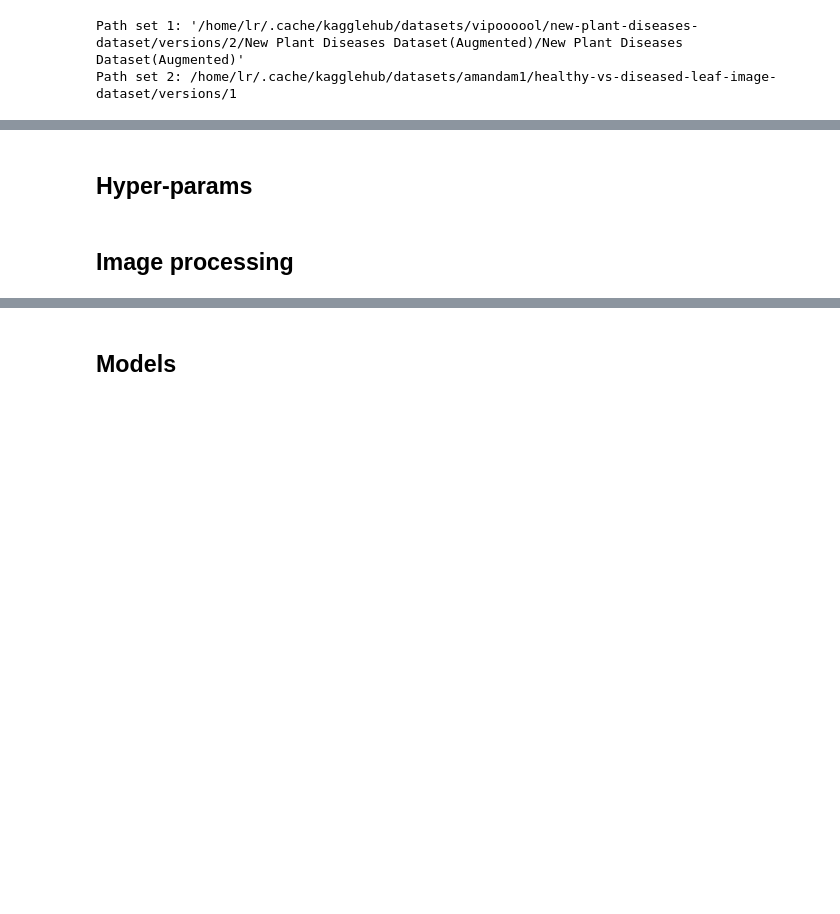
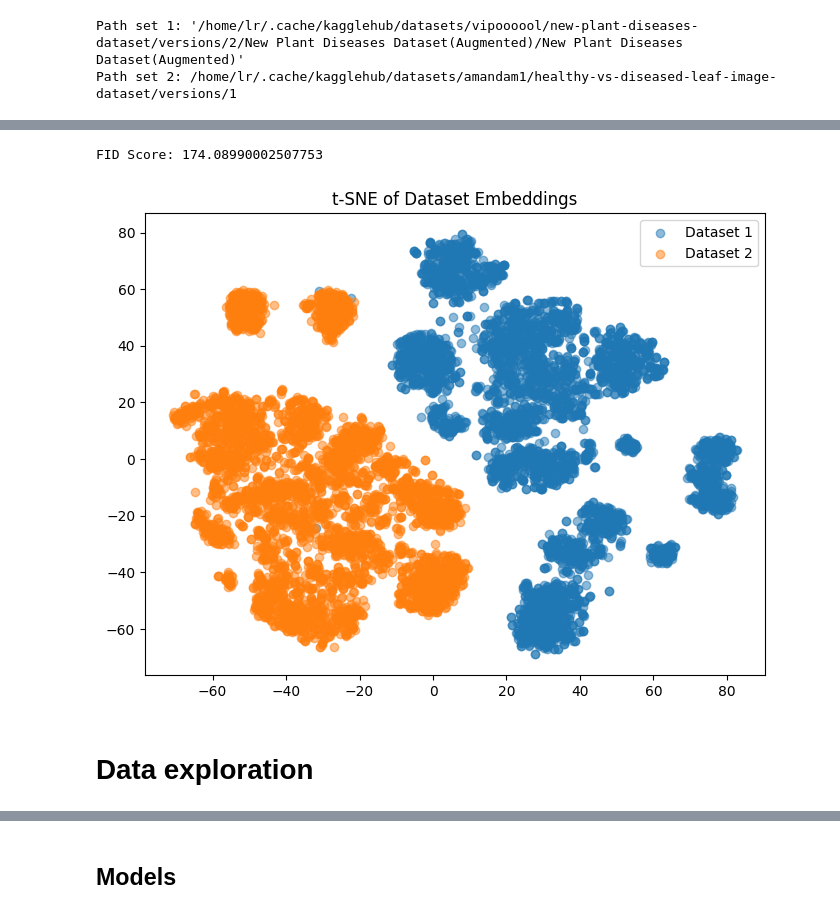
Before and after one commit to daniel-seiler/AILab, a Jupyter notebook: project/project.ipynb, the cells around one changed output, grey strips where cells are left out. Drawn from its saved outputs; the diff is of its cells as text; code cells hidden in the pictures; blank space fills up the shorter version.

```diff
--- a/project/project.ipynb
+++ b/project/project.ipynb
@@ -133,2 +238,0 @@ class CustomDataset(Dataset):
-# %% [markdown]
-## Hyper-params
@@ -146,2 +238,0 @@ move_to_cuda_preprocess = False
-# %% [markdown]
-## Image processing
@@ -158,3 +239,11 @@ transform = transforms.Compose([
+# %%
+model = models.resnet50(pretrained=True)
+model.fc = torch.nn.Identity()
+model = model.to(device)
+evaluate_dataset('data/evaluate/valid.csv', 'data/dataset_2.csv', model)
+# %% [output]
+FID Score: 174.08990002507753
+[figure, added]
 # %%
 # Define the dataset and data loaders
 train_dataset = CustomDataset(csv_file='data/train.csv', transform=transform)
@@ -190,3 +289,5 @@ else:
+# %% [markdown]
+# Data exploration
 # %%
 import torchvision.utils
 
```
Also changed, not shown: parts of 20 cells of this notebook.
